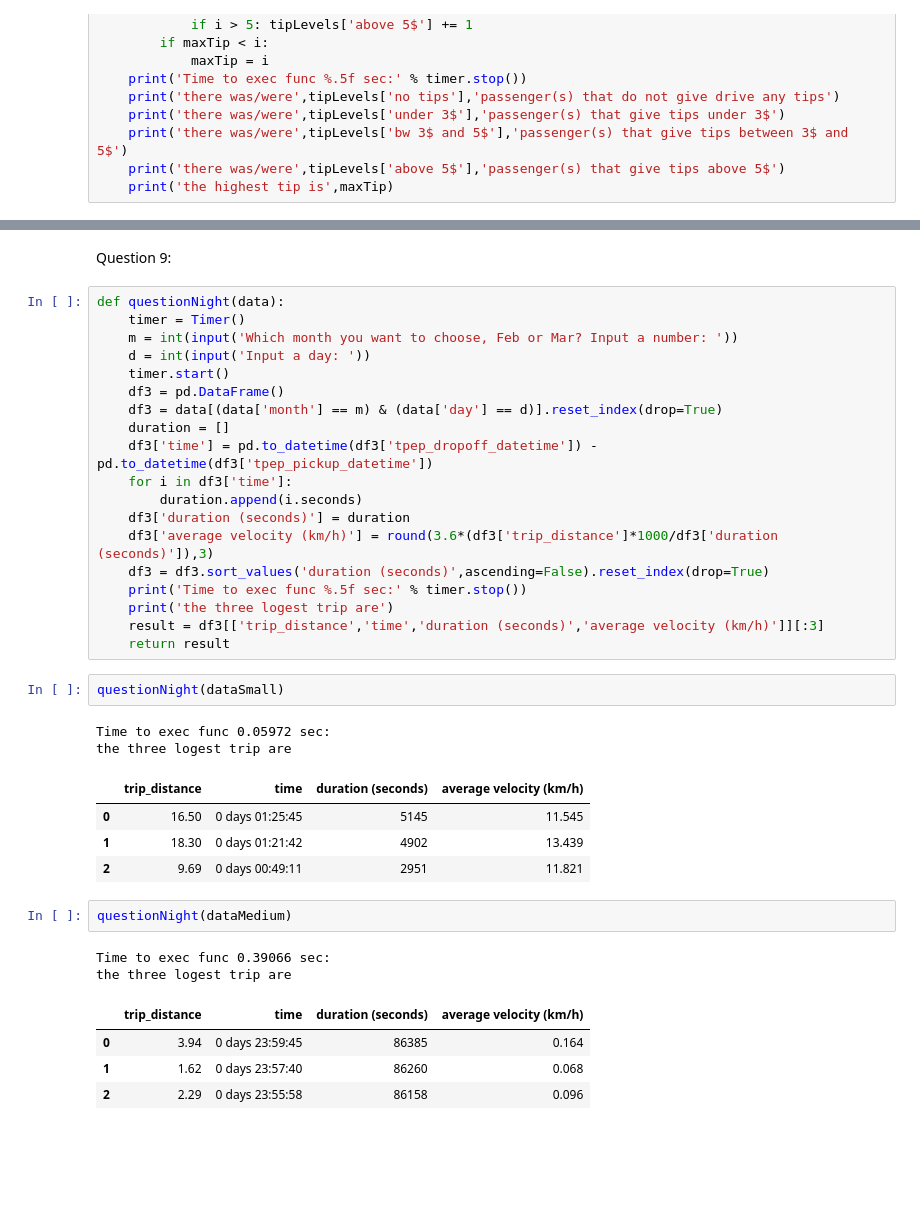
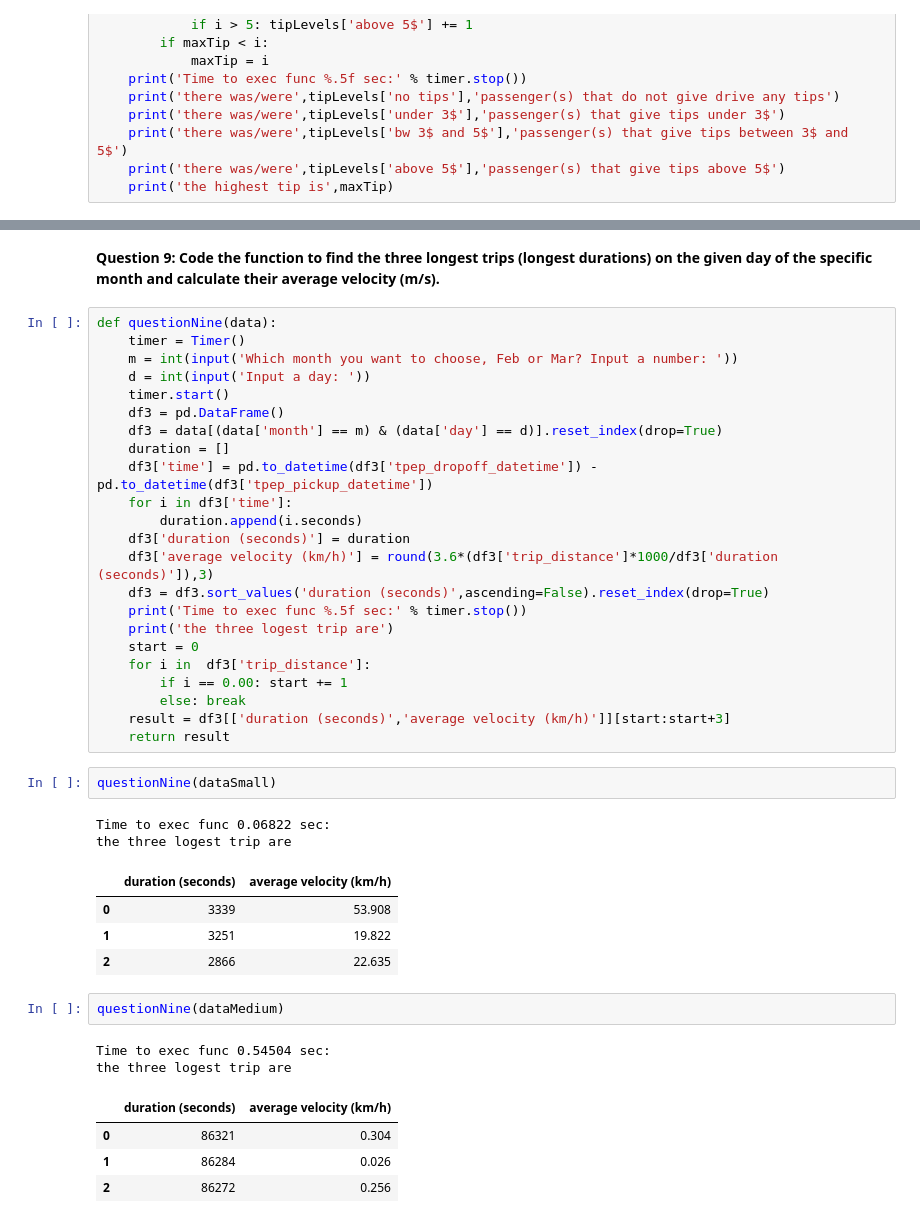
Before and after one commit to nhut3110/Final-Exam---Process-CSV-files, a Jupyter notebook: final.ipynb, the cells around one changed output, grey strips where cells are left out. Drawn from its saved outputs; the diff is of its cells as text; blank space fills up the shorter version.

Commit message:
Final code used to run and solve 10 questions

```diff
--- a/final.ipynb
+++ b/final.ipynb
@@ -323,10 +312,10 @@ there was/were 11604148 passenger(s) that give tips under 3$
 there was/were 2672374 passenger(s) that give tips between 3$ and 5$
 there was/were 1600338 passenger(s) that give tips above 5$
 the highest tip is 850.0
-# %% [markdown]
-Question 9:
+# %% [markdown]
+**Question 9: Code the function to find the three longest trips (longest durations) on the given day of the specific month and calculate their average velocity (m/s).**
 # %%
-def questionNight(data):
+def questionNine(data):
     timer = Timer()
     m = int(input('Which month you want to choose, Feb or Mar? Input a number: '))
     d = int(input('Input a day: '))
@@ -342,24 +331,28 @@ def questionNight(data):
     df3 = df3.sort_values('duration (seconds)',ascending=False).reset_index(drop=True)
     print('Time to exec func %.5f sec:' % timer.stop())
     print('the three logest trip are')
-    result = df3[['trip_distance','time','duration (seconds)','average velocity (km/h)']][:3]
+    start = 0
+    for i in  df3['trip_distance']:
+        if i == 0.00: start += 1
+        else: break
+    result = df3[['duration (seconds)','average velocity (km/h)']][start:start+3]
     return result
 # %%
-questionNight(dataSmall)
+questionNine(dataSmall)
 # %% [output]
-Time to exec func 0.05972 sec:
+Time to exec func 0.06822 sec:
 the three logest trip are
-|  | trip_distance | time | duration (seconds) | average velocity (km/h) |
-| 0 | 16.50 | 0 days 01:25:45 | 5145 | 11.545 |
-| 1 | 18.30 | 0 days 01:21:42 | 4902 | 13.439 |
-| 2 | 9.69 | 0 days 00:49:11 | 2951 | 11.821 |
+|  | duration (seconds) | average velocity (km/h) |
+| 0 | 3339 | 53.908 |
+| 1 | 3251 | 19.822 |
+| 2 | 2866 | 22.635 |
 # %%
-questionNight(dataMedium)
+questionNine(dataMedium)
 # %% [output]
-Time to exec func 0.39066 sec:
+Time to exec func 0.54504 sec:
 the three logest trip are
-|  | trip_distance | time | duration (seconds) | average velocity (km/h) |
-| 0 | 3.94 | 0 days 23:59:45 | 86385 | 0.164 |
-| 1 | 1.62 | 0 days 23:57:40 | 86260 | 0.068 |
-| 2 | 2.29 | 0 days 23:55:58 | 86158 | 0.096 |
+|  | duration (seconds) | average velocity (km/h) |
+| 0 | 86321 | 0.304 |
+| 1 | 86284 | 0.026 |
+| 2 | 86272 | 0.256 |
 # %%
```
Also changed, not shown: parts of 44 cells of this notebook.
